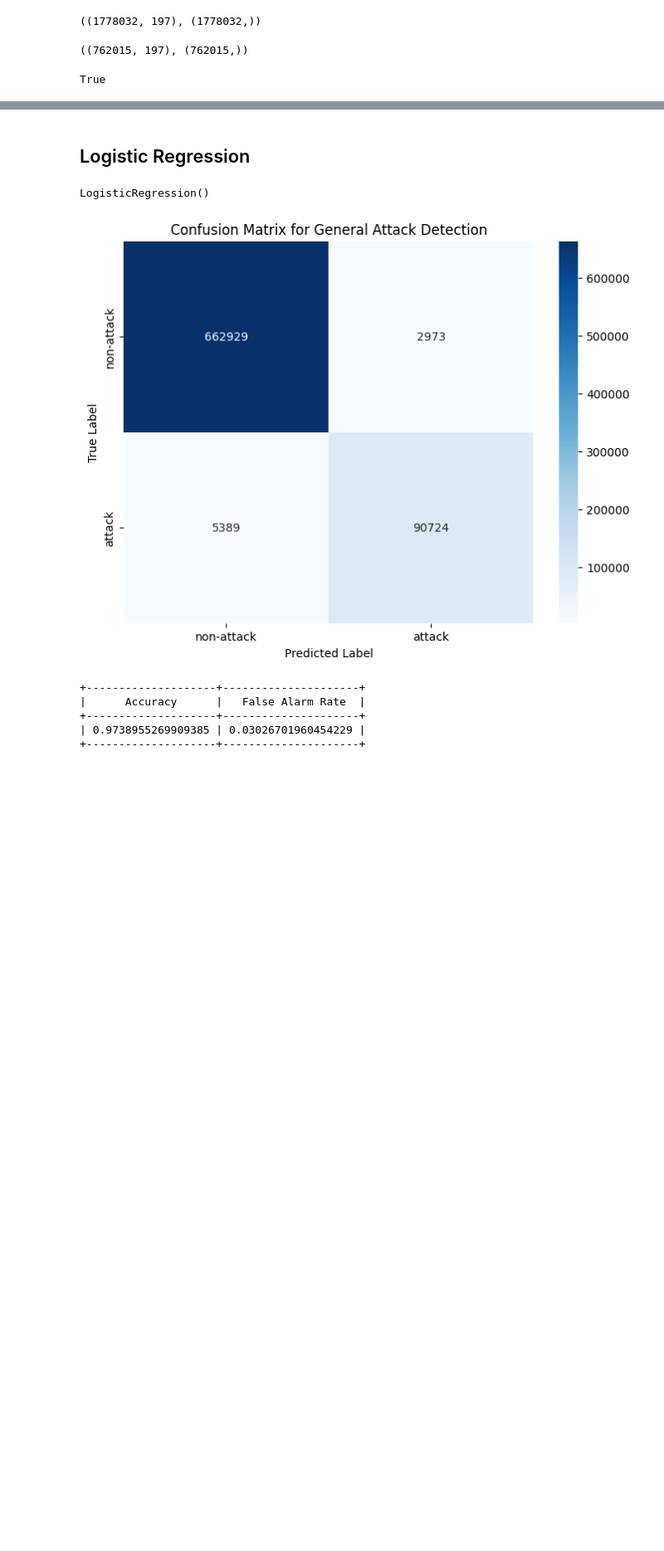
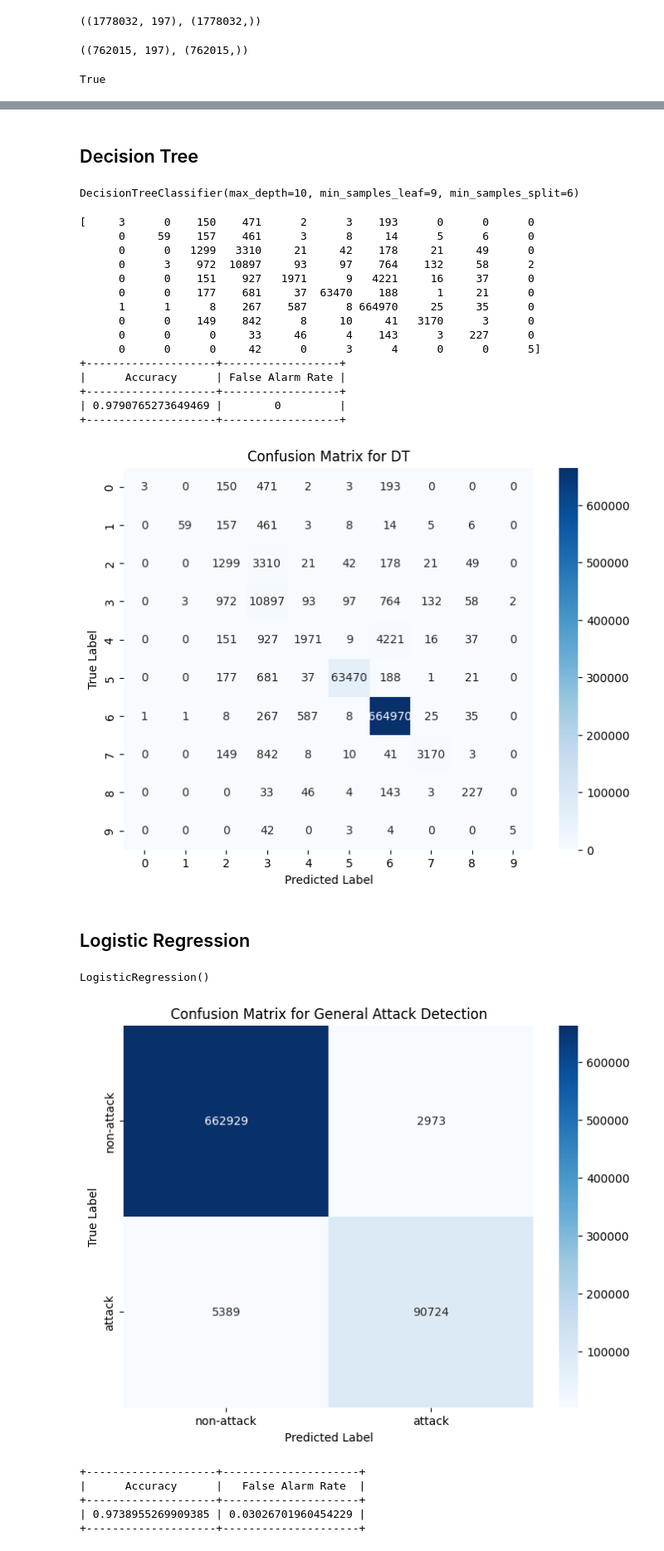
Before and after one commit to DezS4125/An-IDS, a Jupyter notebook: myOwnMachineLearningModel.ipynb, the cells around one changed output, grey strips where cells are left out. Shown: that part at 83% size. Drawn from its saved outputs; the diff is of its cells as text; code cells hidden in the pictures; blank space fills up the shorter version.

Commit message:
moving back from colab to local training

```diff
--- a/myOwnMachineLearningModel.ipynb
+++ b/myOwnMachineLearningModel.ipynb
@@ -205,11 +268,18 @@ def encode_attack_non_attack(df):
     new_df = df.replace(replace_values, 1).replace(6, 0)
     return new_df
 
+
+# def calculate_far(y_true, y_pred):
+#     tn, fp, fn, tp = confusion_matrix(y_true, y_pred).ravel()
+#     far = fp / (fp + tn)
+#     return 0
+
 def false_alarm_rate(y_true, y_pred):
     """
     This function will return False Alarm Rate for given true and predicted values.
     False Alarm Rate is average of False Negetive Rate and False Positive Rate
     """
+    return calculate_far(y_true, y_pred)
     y_true=encode_attack_non_attack(y_true)
     y_pred = encode_attack_non_attack(y_pred)
 
@@ -262,0 +369,4 @@ def evaluate_result(y_test, y_test_predictions, model_name):
+# %%
+from sklearn import svm
+svm_clf = svm.SVC(cache_size=2000)
+svm_clf.fit(x_train,y_train)
@@ -263,3 +377,31 @@ def evaluate_result(y_test, y_test_predictions, model_name):
+# %% [markdown]
+## Decision Tree
+# %%
+dt_classifier = DecisionTreeClassifier(max_depth=10, min_samples_split=6, min_samples_leaf=9)
+dt_classifier.fit(x_train,y_train)
+# %% [output]
+DecisionTreeClassifier(max_depth=10, min_samples_leaf=9, min_samples_split=6)
+# %%
+dt_y_test_pred=dt_classifier.predict(x_test)
+# %%
+dt_acc =evaluate_result(y_test, dt_y_test_pred, 'DT')
+# %% [output]
+[     3      0    150    471      2      3    193      0      0      0
+      0     59    157    461      3      8     14      5      6      0
+      0      0   1299   3310     21     42    178     21     49      0
+      0      3    972  10897     93     97    764    132     58      2
+      0      0    151    927   1971      9   4221     16     37      0
+      0      0    177    681     37  63470    188      1     21      0
+      1      1      8    267    587      8 664970     25     35      0
+      0      0    149    842      8     10     41   3170      3      0
+      0      0      0     33     46      4    143      3    227      0
+      0      0      0     42      0      3      4      0      0      5]
++--------------------+------------------+
+|      Accuracy      | False Alarm Rate |
++--------------------+------------------+
+| 0.9790765273649469 |        0         |
++--------------------+------------------+
+[figure, added]
 # %% [markdown]
 ## Logistic Regression
 # %%
```
Also changed, not shown: parts of 12 cells of this notebook, 18 other files.
